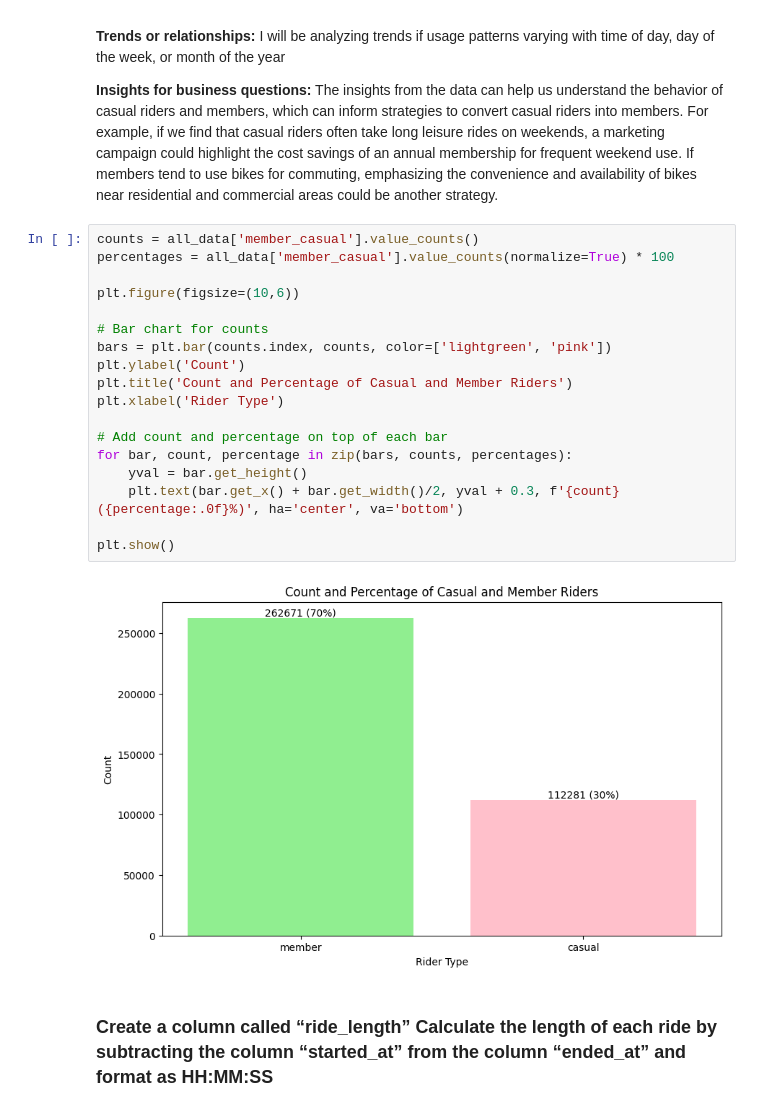
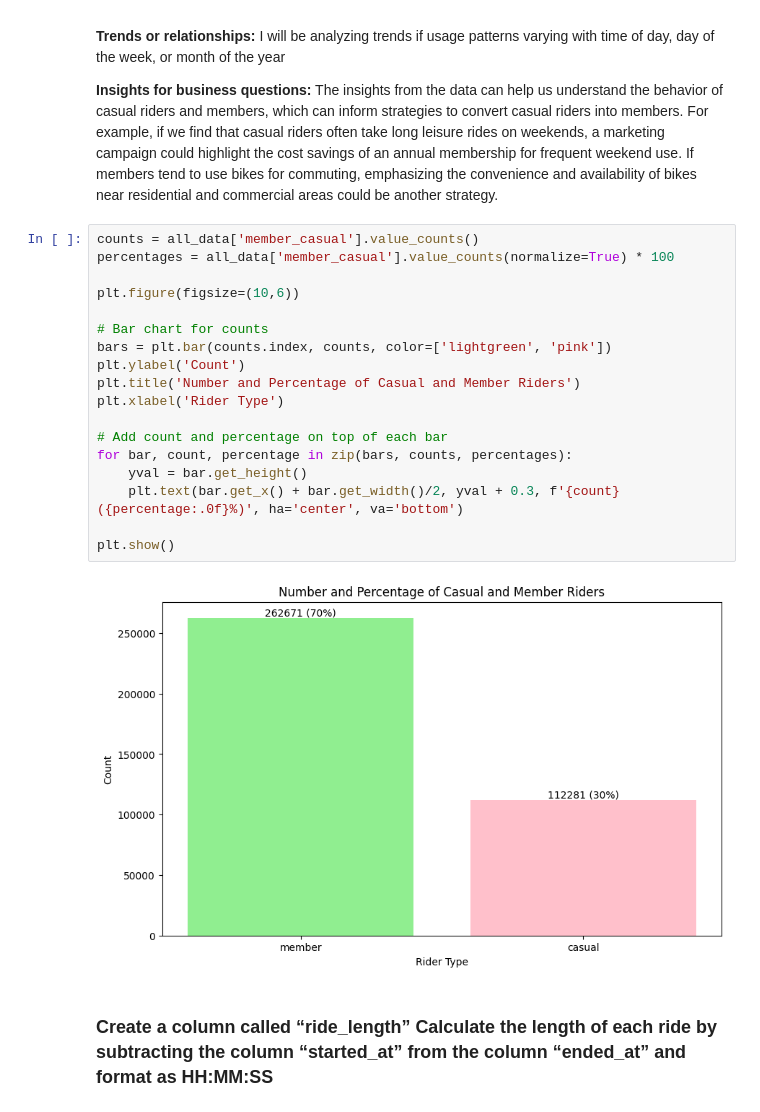
Before and after one commit to Nazneen-akram/coursera-rep, a Jupyter notebook: Google_CaseStudy_Bike_Share.ipynb, the cells around one changed output. Saved outputs shown, nothing was run; the diff lists cells and outputs as text.

```diff
--- a/Google_CaseStudy_Bike_Share.ipynb
+++ b/Google_CaseStudy_Bike_Share.ipynb
@@ -229,23 +229,23 @@ plt.show()
 # %%
 counts = all_data['member_casual'].value_counts()
 percentages = all_data['member_casual'].value_counts(normalize=True) * 100
 
 plt.figure(figsize=(10,6))
 
 # Bar chart for counts
 bars = plt.bar(counts.index, counts, color=['lightgreen', 'pink'])
 plt.ylabel('Count')
-plt.title('Count and Percentage of Casual and Member Riders')
+plt.title('Number and Percentage of Casual and Member Riders')
 plt.xlabel('Rider Type')
 
 # Add count and percentage on top of each bar
 for bar, count, percentage in zip(bars, counts, percentages):
     yval = bar.get_height()
     plt.text(bar.get_x() + bar.get_width()/2, yval + 0.3, f'{count} ({percentage:.0f}%)', ha='center', va='bottom')
 
 plt.show()
 # %% [output]
-[figure, old version]
+[figure, new version]
 # %% [markdown]
 ### Create a column called **“ride_length”** Calculate the length of each ride by subtracting the column **“started_at”** from the column **“ended_at”** and format as HH:MM:SS
 # %%
```
Also changed, not shown: parts of 7 cells of this notebook.
